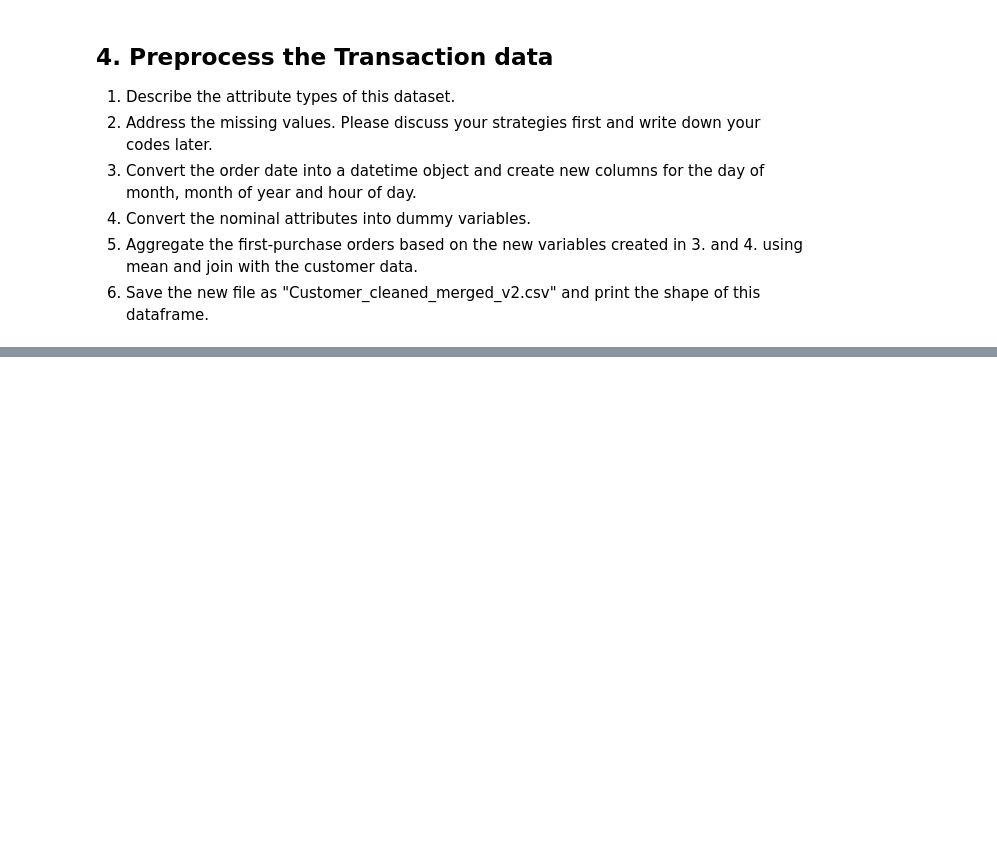
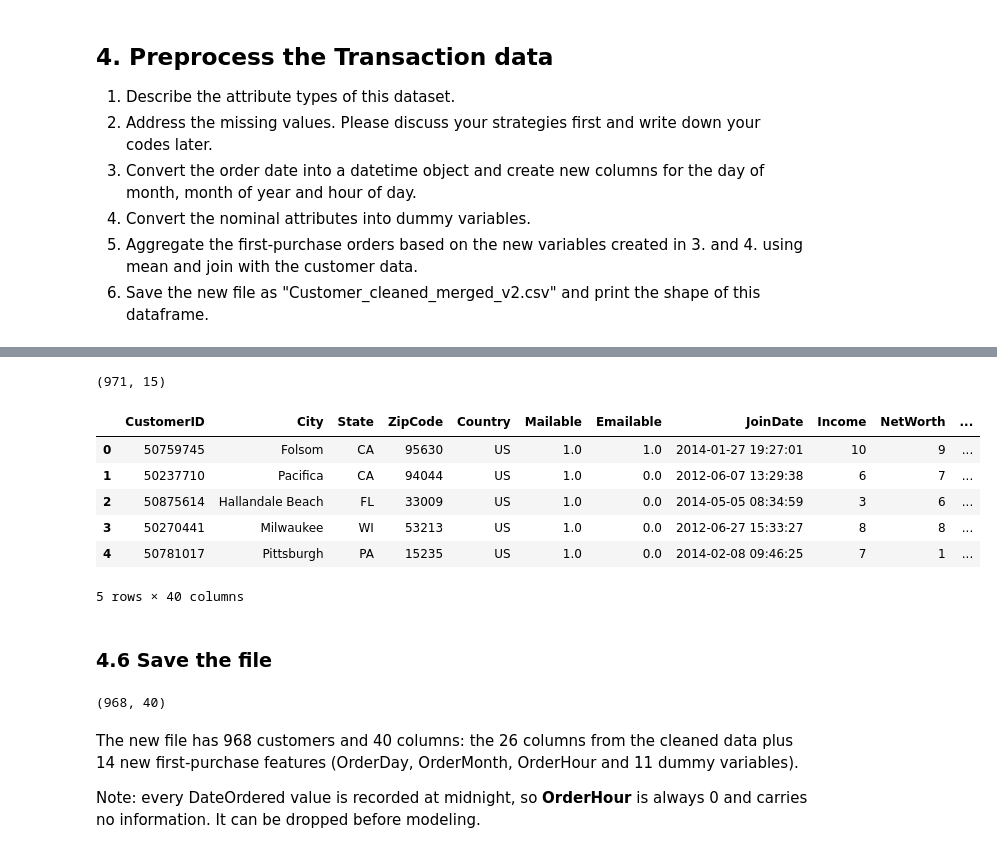
Before and after one commit to junseo25/comm4259-work, a Jupyter notebook: lab_05_06/Lab_05_06-Data_Preparation.ipynb, the cells around one changed output, grey strips where cells are left out. Cells and saved outputs as stored; diff of their text form; code cells hidden in the pictures; blank space fills up the shorter version.

```diff
--- a/lab_05_06/Lab_05_06-Data_Preparation.ipynb
+++ b/lab_05_06/Lab_05_06-Data_Preparation.ipynb
@@ -981,0 +1132,3 @@ Use the trans dataframe (before aggregation) to find the month that has the most
+# %%
+trans2 = pd.read_csv("Transactions.csv")
+trans2.isnull().sum()
@@ -981,0 +1157,4 @@ Use the trans dataframe (before aggregation) to find the month that has the most
+# %%
+for col in ["OrderPaymentType", "FlagDigitalPhysical", "FlagAudioVideo"]:
+    trans2[col] = trans2[col].fillna("Unknown")
+trans2.isnull().sum().sum()
@@ -981,0 +1165,7 @@ Use the trans dataframe (before aggregation) to find the month that has the most
+# %%
+trans2["DateOrdered"] = pd.to_datetime(trans2["DateOrdered"])
+trans2["OrderDay"] = trans2.DateOrdered.apply(lambda x: x.day)
+trans2["OrderMonth"] = trans2.DateOrdered.apply(lambda x: x.month)
+trans2["OrderHour"] = trans2.DateOrdered.apply(lambda x: x.hour)
+print(trans2.OrderHour.value_counts())
+trans2.head()
@@ -981,0 +1184,6 @@ Use the trans dataframe (before aggregation) to find the month that has the most
+# %%
+trans_dummy = pd.get_dummies(trans2[["OrderPaymentType", "FlagDigitalPhysical", "FlagAudioVideo"]],
+                             drop_first=True, dtype=int)
+trans2 = pd.concat([trans2, trans_dummy], axis=1)
+trans2 = trans2.loc[:, ~trans2.columns.duplicated()]
+trans2.head()
@@ -981,0 +1202,32 @@ Use the trans dataframe (before aggregation) to find the month that has the most
+# %%
+first_date2 = trans2.groupby("CustomerID").DateOrdered.transform("min")
+first_orders2 = trans2[trans2.DateOrdered == first_date2]
+
+new_cols = ["OrderDay", "OrderMonth", "OrderHour"] + list(trans_dummy.columns)
+trans_aggr2 = first_orders2[["CustomerID"] + new_cols].groupby("CustomerID").mean().reset_index()
+print(trans_aggr2.shape)
+
+customer_v2 = pd.concat([train, test]).merge(trans_aggr2, on="CustomerID", how="inner")
+customer_v2.head()
+# %% [output]
+(971, 15)
+|  | CustomerID | City | State | ZipCode | Country | Mailable | Emailable | JoinDate | Income | NetWorth | ... |
+| 0 | 50759745 | Folsom | CA | 95630 | US | 1.0 | 1.0 | 2014-01-27 19:27:01 | 10 | 9 | ... |
+| 1 | 50237710 | Pacifica | CA | 94044 | US | 1.0 | 0.0 | 2012-06-07 13:29:38 | 6 | 7 | ... |
+| 2 | 50875614 | Hallandale Beach | FL | 33009 | US | 1.0 | 0.0 | 2014-05-05 08:34:59 | 3 | 6 | ... |
+| 3 | 50270441 | Milwaukee | WI | 53213 | US | 1.0 | 0.0 | 2012-06-27 15:33:27 | 8 | 8 | ... |
+| 4 | 50781017 | Pittsburgh | PA | 15235 | US | 1.0 | 0.0 | 2014-02-08 09:46:25 | 7 | 1 | ... |
+5 rows × 40 columns
+# %% [markdown]
+### 4.6 Save the file
+# %%
+customer_v2.to_csv("Customer_cleaned_merged_v2.csv", index=False)
+print(customer_v2.shape)
+# %% [output]
+(968, 40)
+# %% [markdown]
+The new file has 968 customers and 40 columns: the 26 columns from the cleaned data plus 14 new
+first-purchase features (OrderDay, OrderMonth, OrderHour and 11 dummy variables).
+
+Note: every DateOrdered value is recorded at midnight, so **OrderHour** is always 0 and carries no information.
+It can be dropped before modeling.
```
Also changed, not shown: parts of 26 cells of this notebook, 6 other files.
